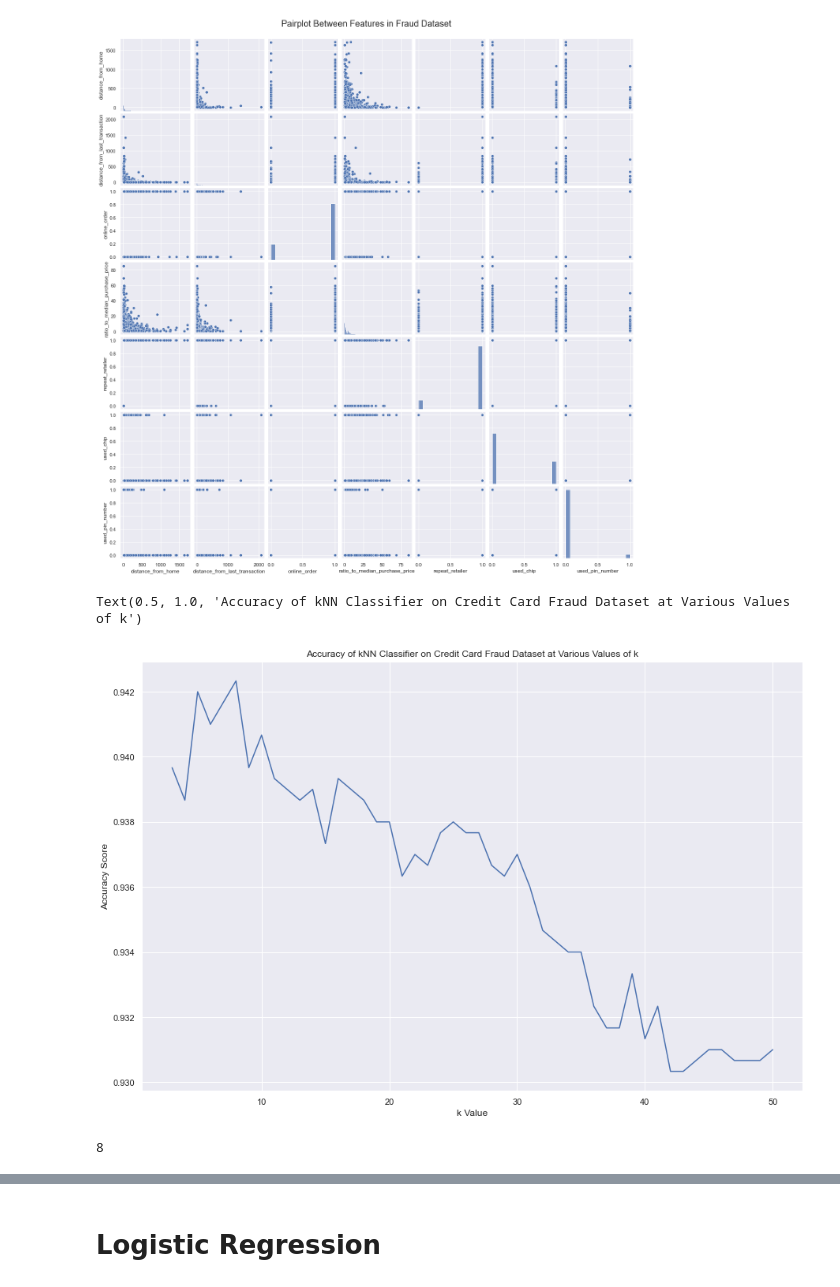
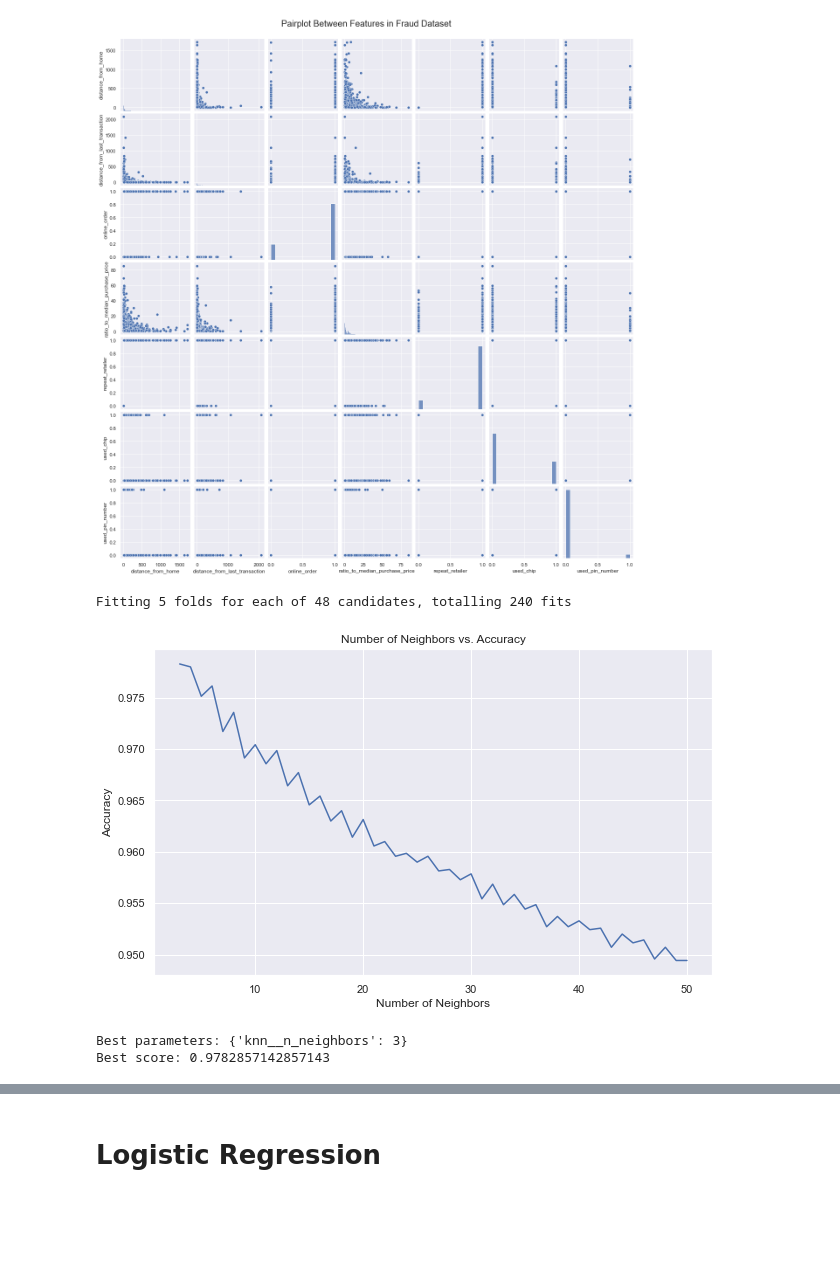
Before and after one commit to Sreevatsa03/credit-card-fraud-detection, a Jupyter notebook: card.ipynb, the cells around one changed output, grey strips where cells are left out. Saved outputs shown, nothing was run; the diff lists cells and outputs as text; code cells hidden in the pictures; blank space fills up the shorter version.

```diff
--- a/card.ipynb
+++ b/card.ipynb
@@ -192,40 +204,3 @@ plot.fig.suptitle("Pairplot Between Features in Fraud Dataset", y=1.02, size=20)
 # %% [output]
 Text(0.5, 1.02, 'Pairplot Between Features in Fraud Dataset')
 [figure]
-# %%
-# split training and testing data
-X_train, X_test, y_train, y_test = train_test_split(X,
-                                                    y,
-                                                    test_size=0.3,
-                                                    random_state=7,
-                                                    stratify=y
-                                                    )
-
-ks = list(range(3, 51))
-accs = []
-
-for k in ks:
-    # use random k value and classify
-    knn = KNeighborsClassifier(n_neighbors=k)
-    knn.fit(X_train, y_train)
-
-    # append acc to list for plotting
-    accs.append(knn.score(X_test, y_test))
-
-sns.lineplot(x=ks, y=accs)
-plt.xlabel('k Value')
-plt.ylabel('Accuracy Score')
-plt.title(
-    'Accuracy of kNN Classifier on Credit Card Fraud Dataset at Various Values of k')
-# %% [output]
-Text(0.5, 1.0, 'Accuracy of kNN Classifier on Credit Card Fraud Dataset at Various Values of k')
-[figure, removed]
-# %%
-# get best k value
-max_acc = accs.index(max(accs))
-
-best_k = ks[max_acc]
-
-print(best_k)
-# %% [output]
-8
@@ -232 +226,32 @@ print(best_k)
+# %%
+# create pipeline with knn
+pipeline = Pipeline([
+    ('preprocessor', column_transformer),
+    ('knn', KNeighborsClassifier())
+])
+
+# create param_grid with k values from 3 to 51
+param_grid = {'knn__n_neighbors': range(3, 51)}
+
+# grid search knn using recall
+grid = GridSearchCV(pipeline, param_grid, cv=5, scoring='accuracy', verbose=1)
+grid.fit(X_train, y_train)
+
+# plot number of neighbors vs. accuracy
+plt.figure(figsize=(10, 6))
+plt.plot(range(3, 51), grid.cv_results_['mean_test_score'])
+plt.title('Number of Neighbors vs. Accuracy')
+plt.xlabel('Number of Neighbors')
+plt.ylabel('Accuracy')
+plt.show()
+# %% [output]
+Fitting 5 folds for each of 48 candidates, totalling 240 fits
+[figure, added]
+# %%
+# print best parameters and score
+print('Best parameters:', grid.best_params_)
+print('Best score:', grid.best_score_)
+# %% [output]
+Best parameters: {'knn__n_neighbors': 3}
+Best score: 0.9782857142857143
 # %%
```
Also changed, not shown: parts of 26 cells of this notebook.
